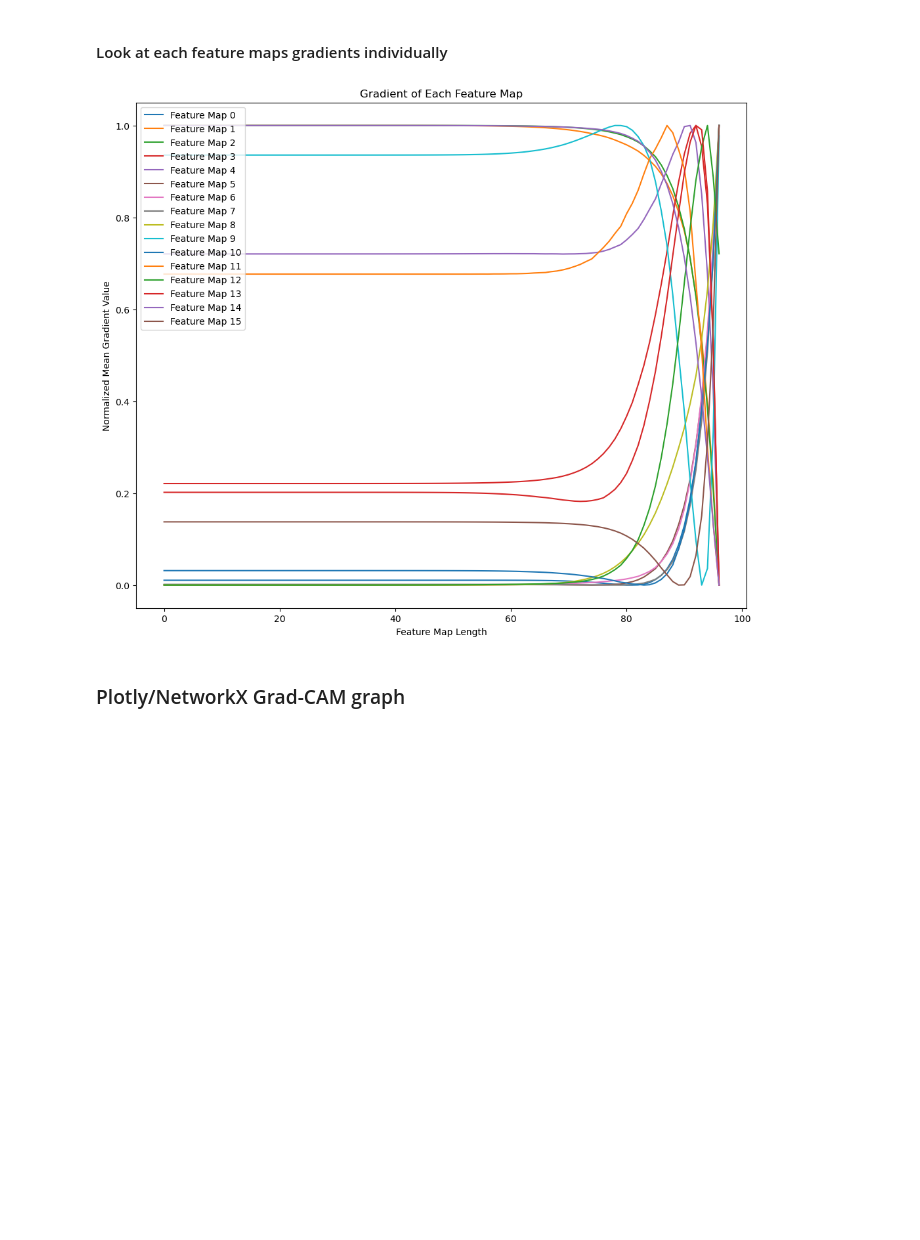
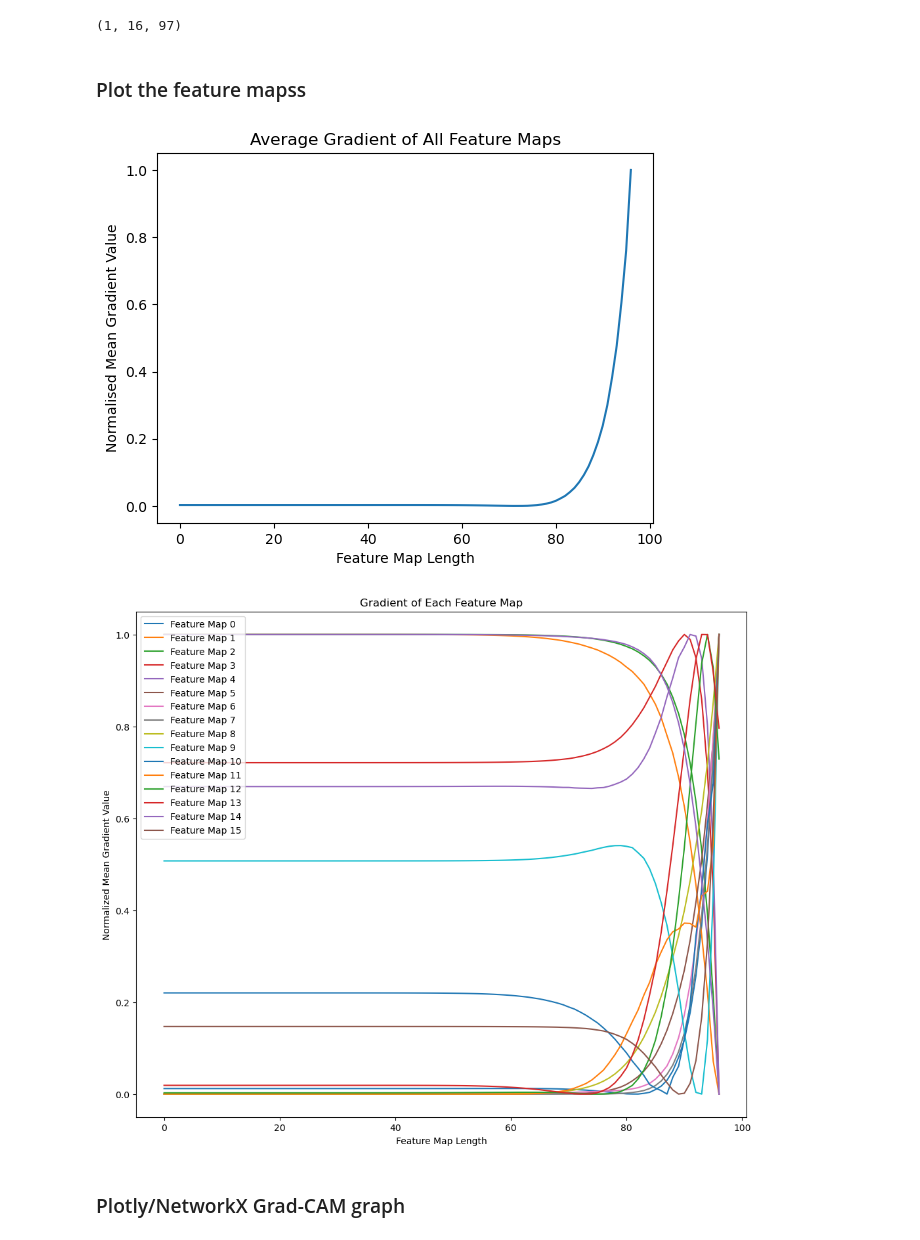
Before and after one commit to ZoeHancox/explainable_TGCNN, a Jupyter notebook: grad_cam_graph_run.ipynb, the cells around one changed output. Cells and saved outputs as stored; diff of their text form; code cells hidden in the pictures; blank space fills up the shorter version.

```diff
--- a/grad_cam_graph_run.ipynb
+++ b/grad_cam_graph_run.ipynb
@@ -542,22 +48,29 @@ HTML file saved as index_stream2.html
-# %% [markdown]
-#### Look at each feature maps gradients individually
-# %%
-plt.figure(figsize=(12, 10))
-for map in range(grads.shape[1]):
-    np_grads = np.array(grads[0, map, :])
-    grads_min = np.min(np_grads)
-    grads_max = np.max(np_grads)
-    norm_grads = (np_grads - grads_min) / (grads_max - grads_min)
-
-    plt.plot(norm_grads, label=f'Feature Map {map}')
-
-plt.title("Gradient of Each Feature Map")
-plt.xlabel("Feature Map Length")
-plt.ylabel("Normalized Mean Gradient Value")
-plt.legend(loc='upper left')  # This will automatically use the labels specified in plt.plot
-plt.show()
-# %% [output]
-[figure, removed]
+# %%
+# Generate individual data for the model
+
+input_3d, input_4d, demo_tensor, outcome, outcome_bin = create_fake_patients.return_fake_pat(2, 99, 518, 'hip', 0)
+
+
+dense_tensor = tf.sparse.to_dense(input_3d)
+dense_tensor= tf.transpose(dense_tensor, perm=[2, 1, 0])
+dense_tensor = np.flip(dense_tensor, axis=0)
+logits = model(input_4d, demo_tensor, training=False)
+
+grads = model.dy_du_branch1
+print(grads.shape)
+# %% [output]
+(1, 16, 97)
+# %% [markdown]
+### Plot the feature mapss
+# %%
+# Branch 1
+
+norm_features = plot_feature_value.plot_ave_grad_all_f_maps(grads)
+
+plot_feature_value.plot_indv_grad_f_maps(grads)
+# %% [output]
+[figure, added]
+[figure, added]
 # %% [markdown]
 ### Plotly/NetworkX Grad-CAM graph
 # %%
```
Also changed, not shown: parts of 20 cells of this notebook, 3 other files.
